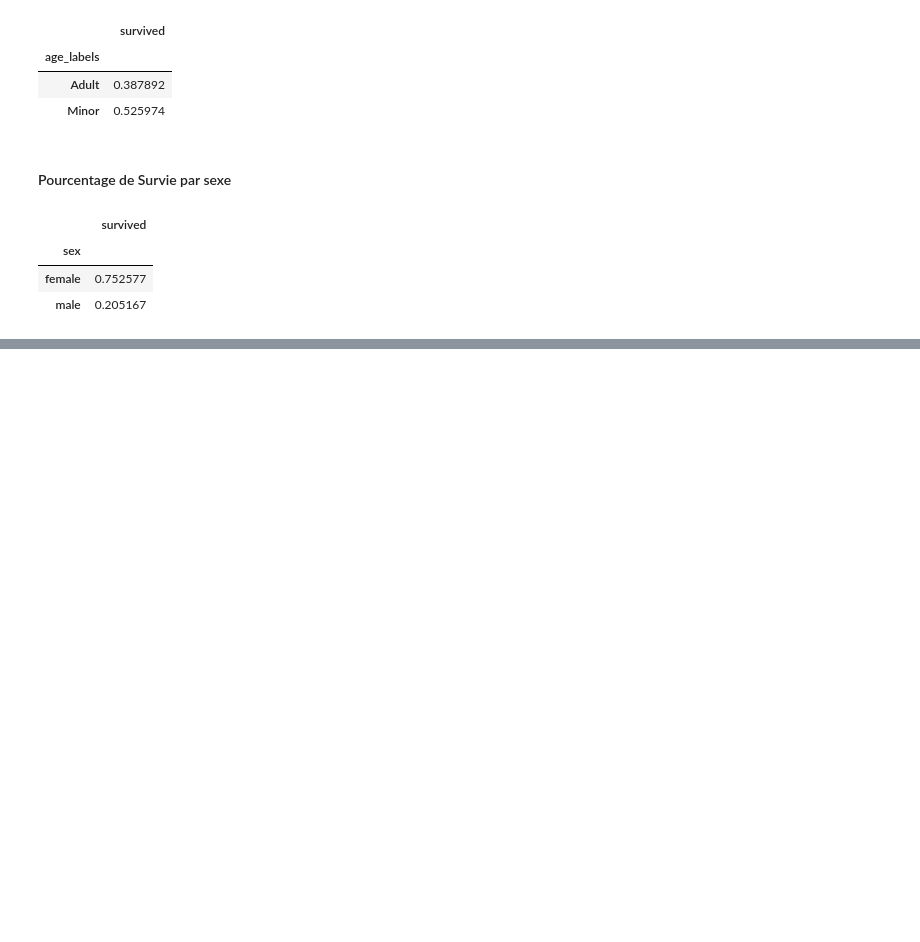
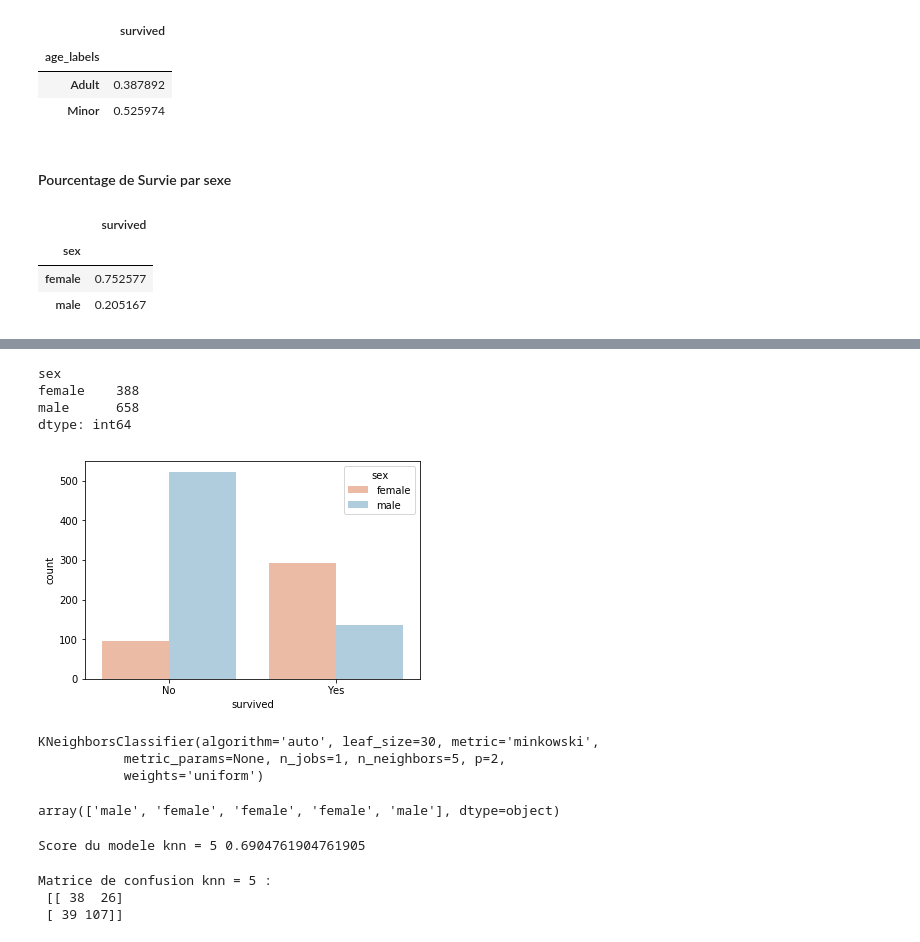
Before and after one commit to edooby/titanic_survival, a Jupyter notebook: Titanic Survival.ipynb, the cells around one changed output, grey strips where cells are left out. Saved outputs shown, nothing was run; the diff lists cells and outputs as text; code cells hidden in the pictures; blank space fills up the shorter version.

```diff
--- a/Titanic Survival.ipynb
+++ b/Titanic Survival.ipynb
@@ -88,6 +91,6 @@ def age_label(row):
         return "Adult"
 
 age_labels = new_titanic_survival.apply(age_label, axis=1)
-titanic_survival["age_labels"] = age_labels
-titanic_survival.head()
+new_titanic_survival["age_labels"] = age_labels
+new_titanic_survival.head()
 # %% [output]
@@ -121,0 +136,4 @@ sex_group_survival
+# %%
+# Clean valeur null
+new_titanic_survival.fare.fillna(37, inplace=True)
+pd.isnull(new_titanic_survival).sum()
@@ -121,0 +176,44 @@ sex_group_survival
+# %%
+new_titanic_survival.groupby("sex").size()
+# %% [output]
+sex
+female    388
+male      658
+dtype: int64
+# %%
+plt.figure()
+sns.countplot(x='survived', hue='sex', data=new_titanic_survival, palette='RdBu')
+plt.xticks([0,1], ['No', 'Yes'])
+plt.show()
+# %% [output]
+[figure, added]
+# %%
+### Modèle KNN k = 5
+from sklearn.neighbors import KNeighborsClassifier
+knn = KNeighborsClassifier(n_neighbors=5)
+knn.fit(X_train, Y_train)
+# %% [output]
+KNeighborsClassifier(algorithm='auto', leaf_size=30, metric='minkowski',
+           metric_params=None, n_jobs=1, n_neighbors=5, p=2,
+           weights='uniform')
+# %%
+### Predictions
+predictions = knn.predict(X_test)
+predictions[:5]
+# %% [output]
+array(['male', 'female', 'female', 'female', 'male'], dtype=object)
+# %%
+### Score
+score = knn.score(X_test, Y_test)
+print("Score du modele knn = 5", score)
+# %% [output]
+Score du modele knn = 5 0.6904761904761905
+# %%
+### Matrice de confusion
+from sklearn.metrics import confusion_matrix
+matrix = confusion_matrix(Y_test, predictions)
+print("Matrice de confusion knn = 5 : \n",matrix)
+# %% [output]
+Matrice de confusion knn = 5 :
+ [[ 38  26]
+ [ 39 107]]
```
Also changed, not shown: parts of 43 cells of this notebook.
